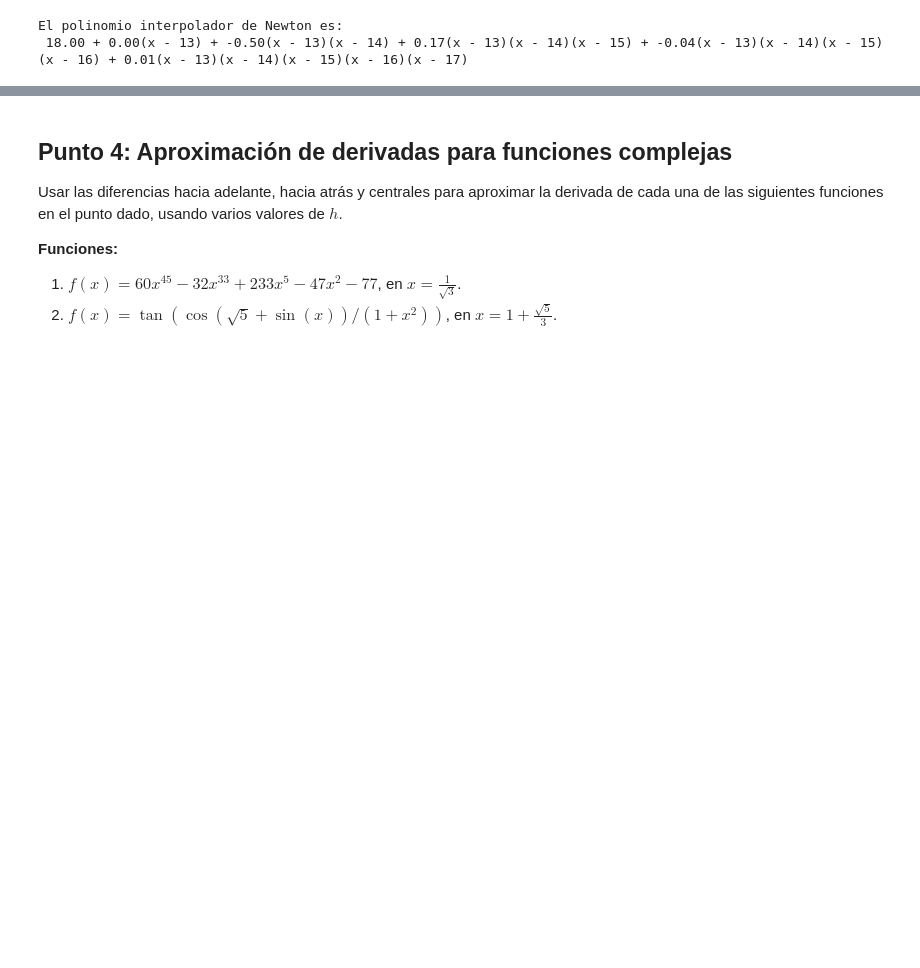
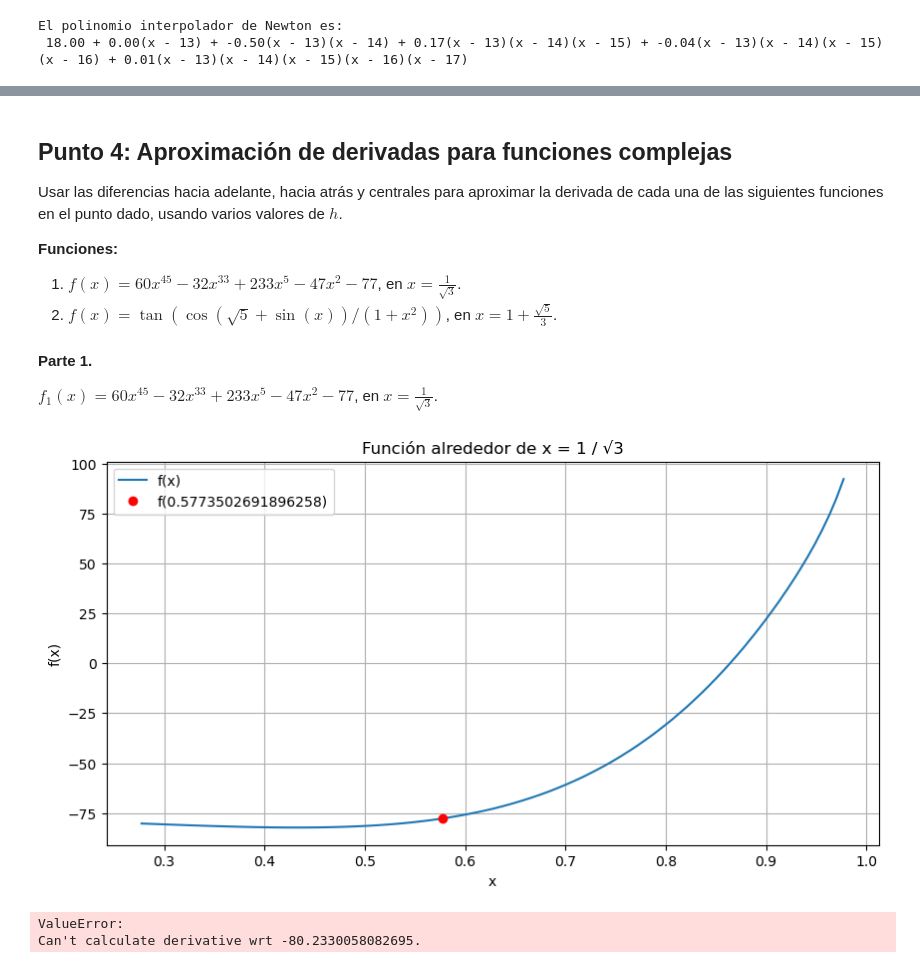
Before and after one commit to AngelaVPC/MetodosNumericos, a Jupyter notebook: Talleres/Taller3PinzónYañez.ipynb, the cells around one changed output, grey strips where cells are left out. Drawn from its saved outputs; the diff is of its cells as text; code cells hidden in the pictures; blank space fills up the shorter version.

```diff
--- a/Talleres/Taller3PinzónYañez.ipynb
+++ b/Talleres/Taller3PinzónYañez.ipynb
@@ -329,3 +380,59 @@ Usar las diferencias hacia adelante, hacia atrás y centrales para aproximar la
 **Funciones:**
 1. $f(x) = 60x^{45} - 32x^{33} + 233x^5 - 47x^2 - 77$, en $x = \frac{1}{\sqrt{3}}$.
 2. $f(x) = \tan\left(\cos\left(\sqrt{5}+\sin(x)\right)/(1+x^2)\right)$, en $x = 1 + \frac{\sqrt{5}}{3}$.
+
+
+#### Parte 1.
+$f_1(x) = 60x^{45} - 32x^{33} + 233x^5 - 47x^2 - 77$, en $x = \frac{1}{\sqrt{3}}$.
+# %%
+# Definir las funciones
+def f1(x):
+    return 60 * x**45 - 32 * x**33 + 233 * x**5 - 47 * x**2 - 77
+
+def exact_derivative(x):
+    # Derivada de f1
+    return sp.diff(60 * x**45 - 32 * x**33 + 233 * x**5 - 47 * x**2 - 77, x)(x)
+
+# Punto de interés y pasos
+x1 = 1 / np.sqrt(3)
+
+# Graficar funcion al rededor del punto x1
+x_vals = np.linspace(x1 - 0.3, x1 + 0.4, 100)
+y_vals = f1(x_vals)
+
+plt.figure(figsize=(10, 5))
+plt.plot(x_vals, y_vals, label='f(x)')
+plt.plot(x1, f1(x1), 'ro', label=f'f({x1})')
+plt.title('Función alrededor de x = 1 / √3')
+plt.xlabel('x')
+plt.ylabel('f(x)')
+plt.legend()
+plt.grid(True)
+plt.show()
+# %% [output]
+[figure, added]
+# %%
+h_values = np.linspace(0.1, 0.001, 100)
+
+x_vals = np.linspace(x1 - 0.3, x1 + 0.4, 100)
+y_vals = f1(x_vals)
+y_prime = exact_derivative(x_vals)
+y_prime_approx_forward = [forward_difference(f1, x1, h) for h in h_values]
+y_prime_approx_backward = [backward_difference(f1, x1, h) for h in h_values]
+y_prime_approx_central = [central_difference(f1, x1, h) for h in h_values]
+
+plt.figure(figsize=(10, 5))
+plt.plot(x_vals, y_vals, label='f(x)')
+plt.plot(x_vals, y_prime, label="f'(x)")
+plt.plot(h_values, y_prime_approx_forward, label="Diferencias hacia adelante")
+plt.plot(h_values, y_prime_approx_backward, label="Diferencias hacia atrás")
+plt.plot(h_values, y_prime_approx_central, label="Diferencias centradas")
+plt.title('Derivadas Numéricas')
+plt.xlabel('h')
+plt.ylabel('f(x)')
+plt.legend()
+plt.grid(True)
+plt.show()
+# %% [output]
+ValueError:
+Can't calculate derivative wrt -80.2330058082695.
```
Also changed, not shown: parts of 9 cells of this notebook.
